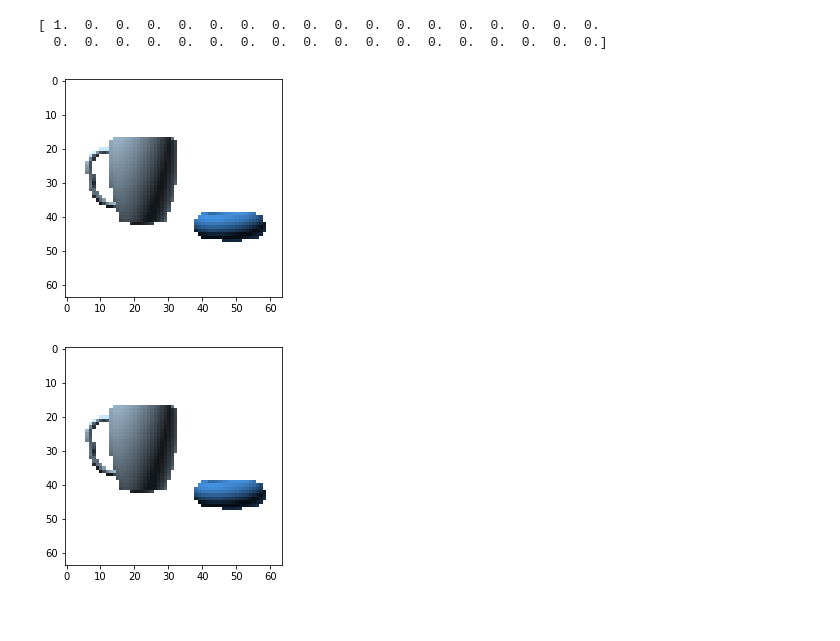
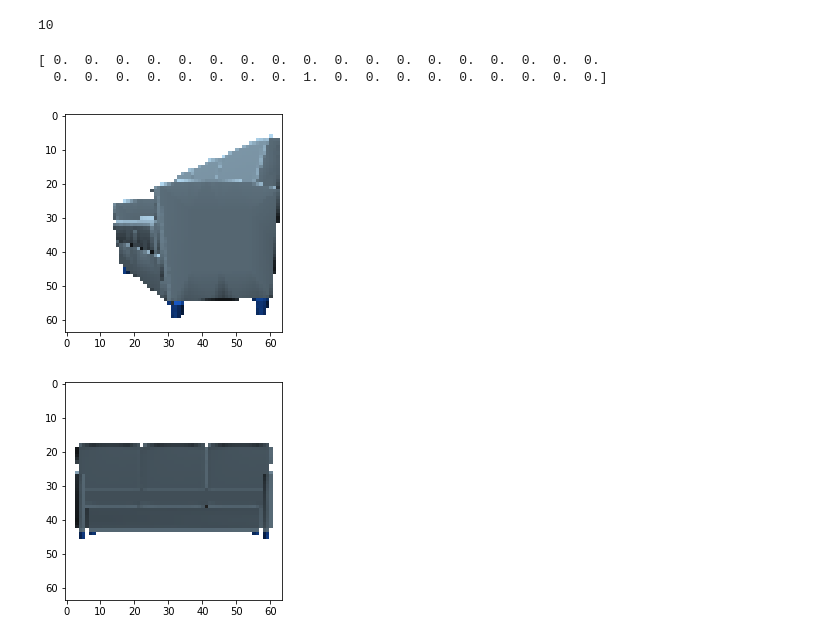
Before and after one commit to Chinmay26/Multi-Viewpoint-Image-generation, a Jupyter notebook: trainers/AutoEncoder_pose.ipynb, the cells around one changed output. Cells and saved outputs as stored; diff of their text form; code cells hidden in the pictures.

Commit message:
Process dataset batch size

```diff
--- a/trainers/AutoEncoder_pose.ipynb
+++ b/trainers/AutoEncoder_pose.ipynb
@@ -43,9 +61,0 @@ loading done
-# %%
-#this part is to visulize image
-tmp = imageset[3]
-print (tmp.shape)
-
-total_images, W, H, C = imageset.shape
-print (total_images)
-training_examples = 170
-test_examples = 36
@@ -54,0 +62,8 @@ test_examples = 36
+# %%
+
+
+i = get_image_data('/home/chinmay/work/screenshots/models/chair_train/batch1')
+print(i.shape)
+
+
+#TO-DO Remove first zeros image
@@ -90,15 +115,17 @@ pose_test = pose[17000:]
+# %%
+data_, labels_, pose_ = get_train(i,100)
+# %% [output]
+10
 # %%
 
-tmp = test_labels[13][...,::-1]
-tmp1 = data_test[13][...,::-1]
-
-print(pose[17000+ 13][0][0])
-plt.imshow(tmp1/255)
+i = 255
+print(pose_[i][0][0])
+plt.imshow(data_[i][...,::-1]/255)
 plt.show()
-plt.imshow(tmp/255)
+plt.imshow(labels_[i][...,::-1]/255)
 plt.show()
 # %% [output]
-[ 1.  0.  0.  0.  0.  0.  0.  0.  0.  0.  0.  0.  0.  0.  0.  0.  0.  0.
-  0.  0.  0.  0.  0.  0.  0.  0.  0.  0.  0.  0.  0.  0.  0.  0.  0.  0.]
+[ 0.  0.  0.  0.  0.  0.  0.  0.  0.  0.  0.  0.  0.  0.  0.  0.  0.  0.
+  0.  0.  0.  0.  0.  0.  0.  0.  1.  0.  0.  0.  0.  0.  0.  0.  0.  0.]
-[figure, old version]
+[figure, new version]
-[figure, old version]
+[figure, new version]
```
Also changed, not shown: parts of 15 cells of this notebook.
